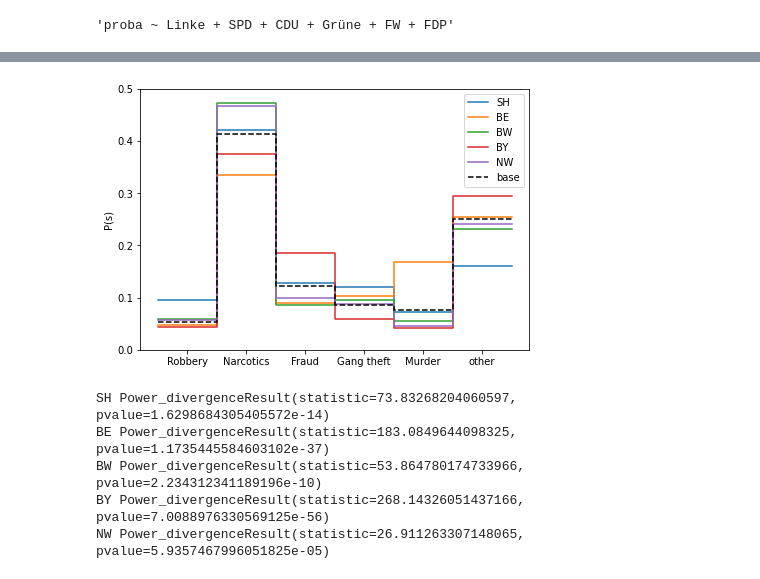
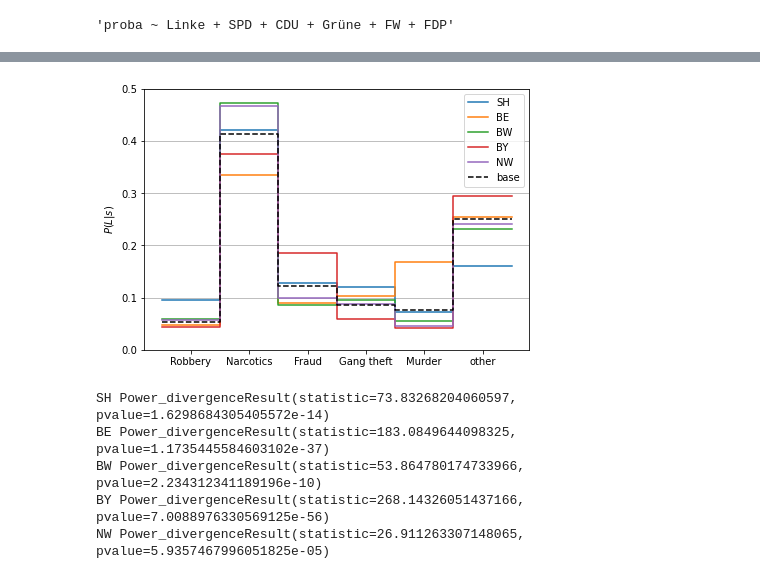
Before and after one commit to JakobUnterholzner/DataLiteracy, a Jupyter notebook: exp/exp_KA_02_parties.ipynb, the cells around one changed output, grey strips where cells are left out. Cells and saved outputs as stored; diff of their text form; code cells hidden in the pictures.

```diff
--- a/exp/exp_KA_02_parties.ipynb
+++ b/exp/exp_KA_02_parties.ipynb
@@ -304,21 +328,21 @@ data_2021
 # %%
 fig, ax = plt.subplots(layout='constrained')
 
 x = np.arange(len(data_2021)+1)
 for s in ok_population.sort_values('population').tail(5).state:
     y = list(data_2021[s]/data_2021[s].sum())
     ax.step(x, [y[0]] + y, label=s)
 base = list(data_2021.overall_p)
 ax.step(x, [base[0]] + base, c='black', ls='--', label='base')
-# ax.set_yscale('log')
-# ax.set_xlim(20,43)
 ax.set_ylim(0.,0.5)
-ax.set_ylabel('P(s)')
+ax.set_ylabel('$P(L|s)$')
 ax.legend()
+ax.grid(axis='y')
+ax.set_axisbelow(True)
 ax.set_xticks(x[1:]-.5, ['Robbery', 'Narcotics', 'Fraud', 'Gang theft', 'Murder','other'], rotation=0)
 plt.show()
 # %% [output]
-[figure, old version]
+[figure, new version]
 # %%
 from scipy.stats import chisquare
 
```
Also changed, not shown: parts of 3 cells of this notebook, 2 other files.
